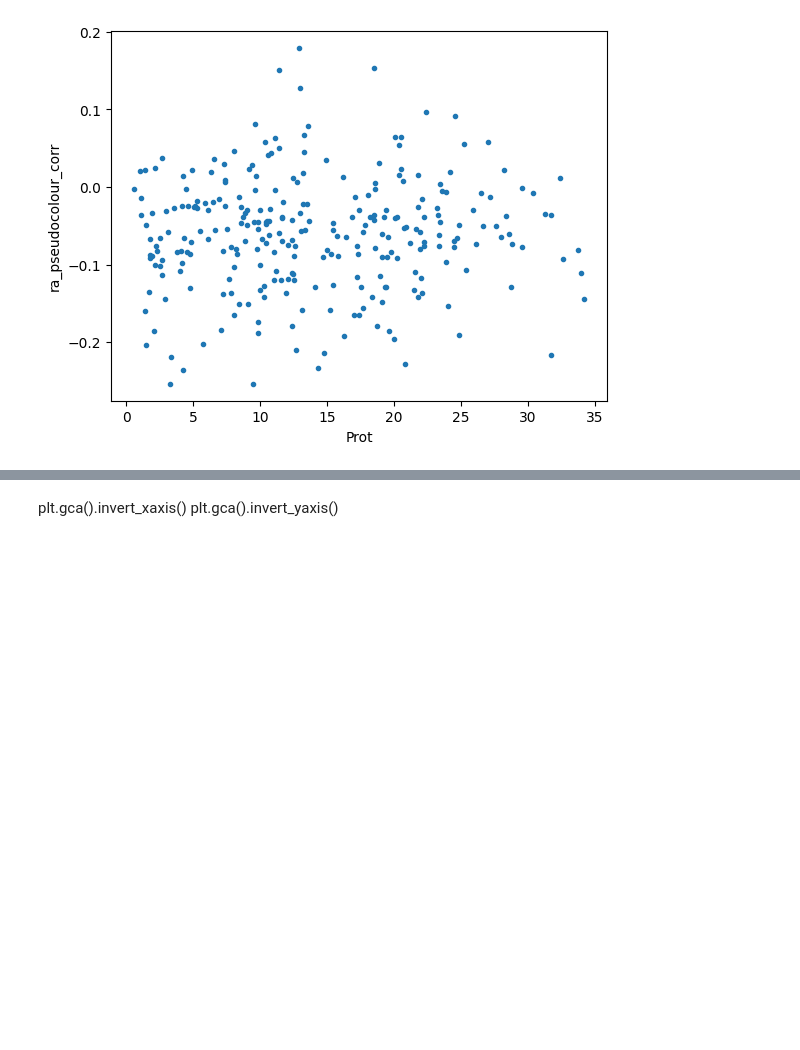
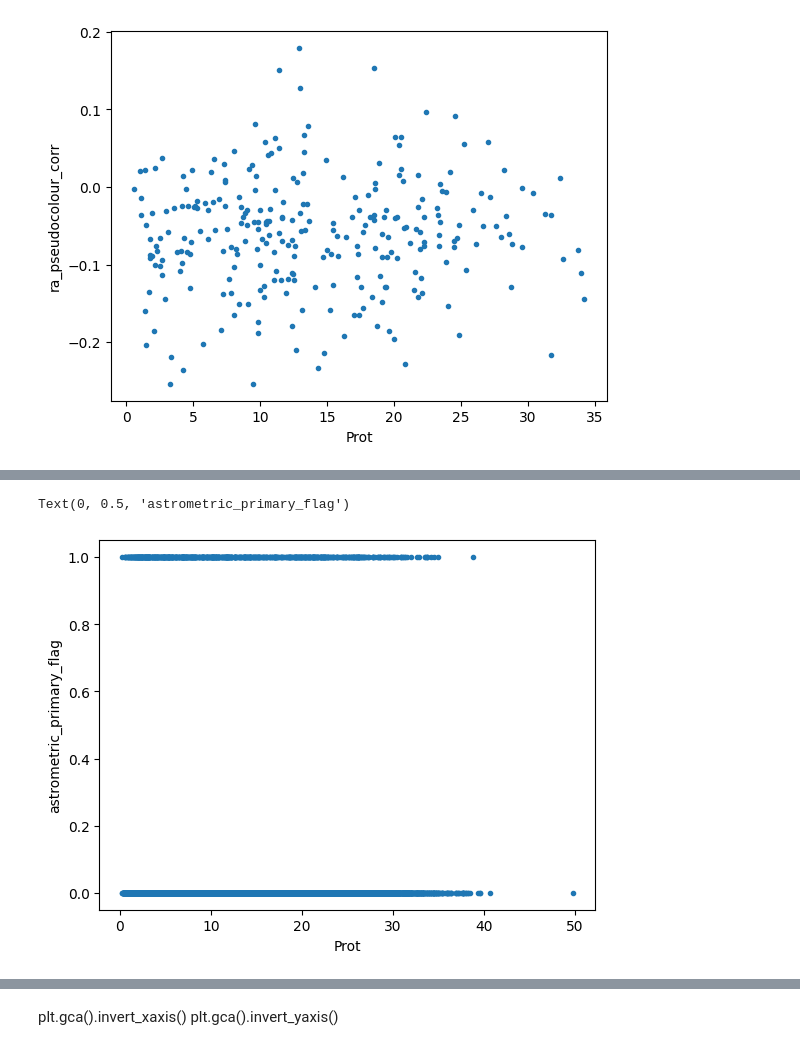
Before and after one commit to Jadesola3/SRMP, a Jupyter notebook: star_rotation_official.ipynb, the cells around one changed output, grey strips where cells are left out. Saved outputs shown, nothing was run; the diff lists cells and outputs as text; code cells hidden in the pictures; blank space fills up the shorter version.

```diff
--- a/star_rotation_official.ipynb
+++ b/star_rotation_official.ipynb
@@ -333,0 +345,7 @@ plt.ylabel('pmra_pseudocolour_corr')
+# %%
+plt.plot(df['Prot'], df['astrometric_primary_flag'], '.')
+plt.xlabel('Prot')
+plt.ylabel('astrometric_primary_flag')
+# %% [output]
+Text(0, 0.5, 'astrometric_primary_flag')
+[figure, added]
```
Also changed, not shown: parts of 51 cells of this notebook.
